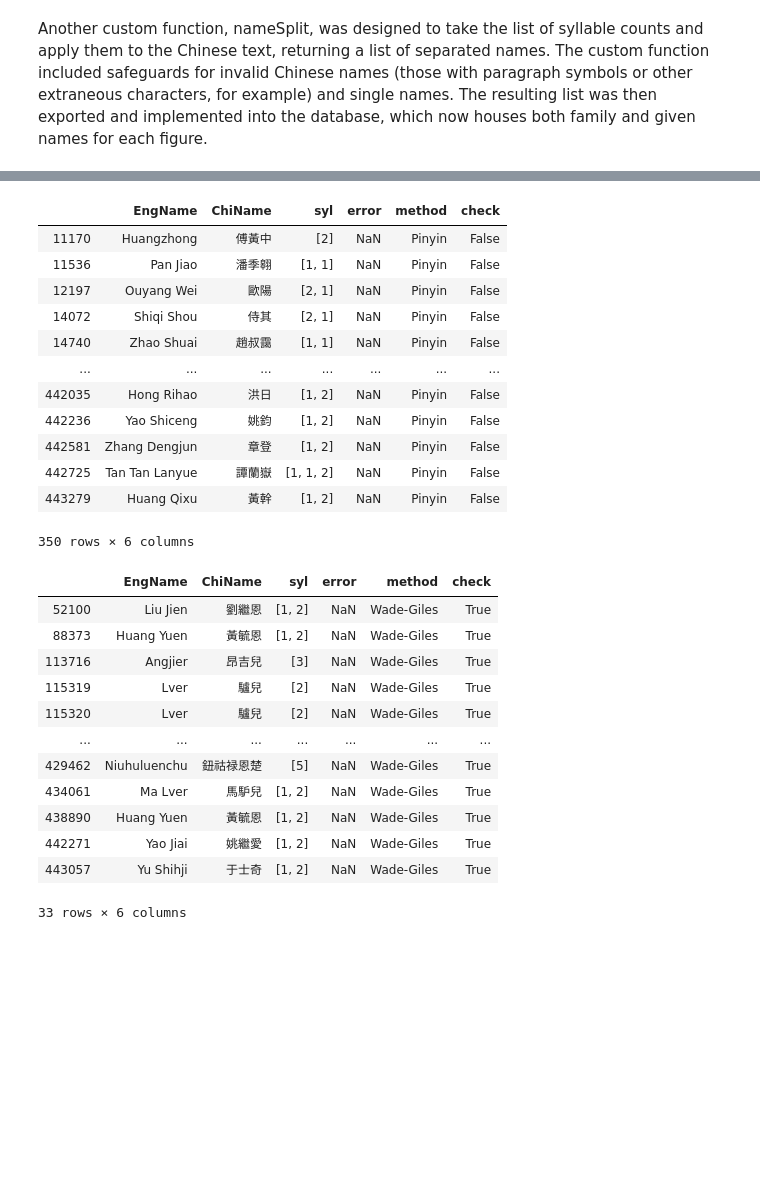
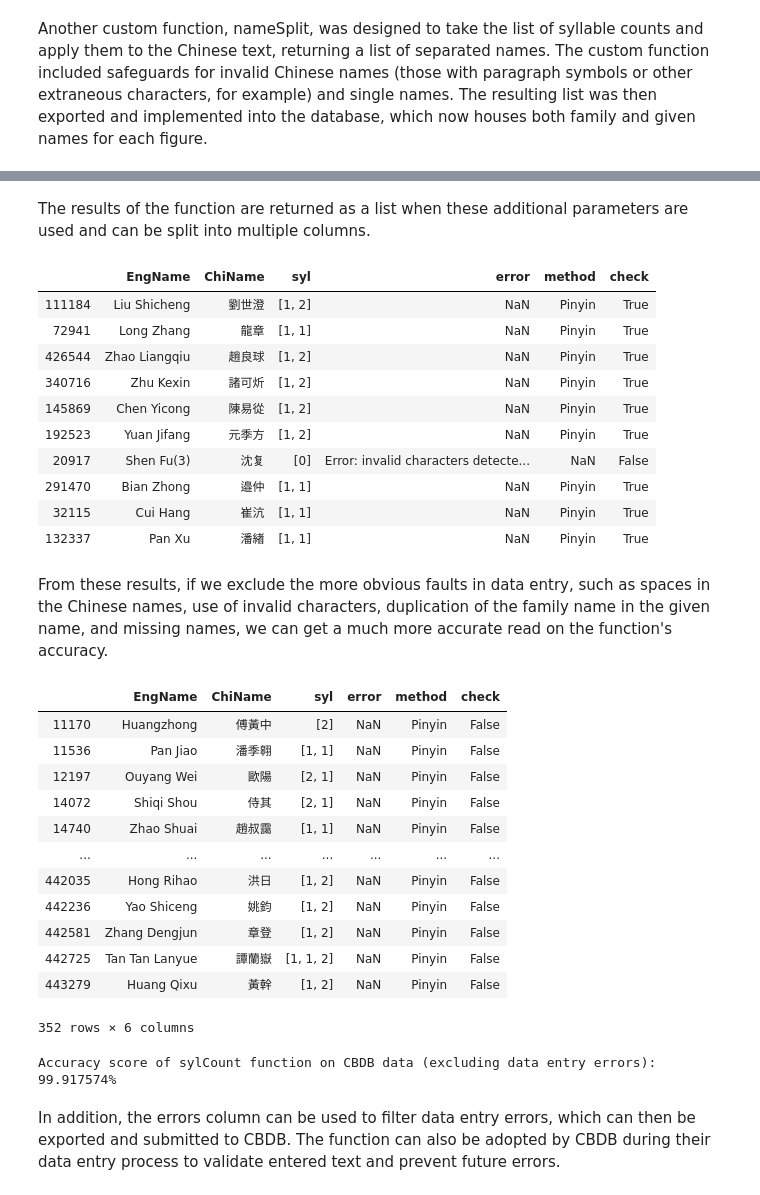
Before and after one commit to JHGFD82/ChineseSyllableCountGeneratorDraftNotes, a Jupyter notebook: Chinese Syllable Count Generator.ipynb, the cells around one changed output, grey strips where cells are left out. Drawn from its saved outputs; the diff is of its cells as text; code cells hidden in the pictures; blank space fills up the shorter version.

```diff
--- a/Chinese Syllable Count Generator.ipynb
+++ b/Chinese Syllable Count Generator.ipynb
@@ -702,22 +718,46 @@ names['result'] = names['EngName'].apply(sylCount, CBDB=True, errorReport=True,
+# %% [markdown]
+The results of the function are returned as a list when these additional parameters are used and can be split into multiple columns.
 # %%
 names[['syl','error','method']] = pd.DataFrame(names.result.values.tolist(),
                                                index=names.index)
 del names['result']
 
 def tryAdd(x):
     try:
         return sum(x)
     except:
         return
 
 
 names['check'] = names['ChiName'].str.len() == names['syl'].apply(tryAdd)
+
+names.sample(n=10)
+# %% [output]
+|  | EngName | ChiName | syl | error | method | check |
+| 111184 | Liu Shicheng | 劉世澄 | [1, 2] | NaN | Pinyin | True |
+| 72941 | Long Zhang | 龍章 | [1, 1] | NaN | Pinyin | True |
+| 426544 | Zhao Liangqiu | 趙良球 | [1, 2] | NaN | Pinyin | True |
+| 340716 | Zhu Kexin | 諸可炘 | [1, 2] | NaN | Pinyin | True |
+| 145869 | Chen Yicong | 陳易從 | [1, 2] | NaN | Pinyin | True |
+| 192523 | Yuan Jifang | 元季方 | [1, 2] | NaN | Pinyin | True |
+| 20917 | Shen Fu(3) | 沈复 | [0] | Error: invalid characters detecte... | NaN | False |
+| 291470 | Bian Zhong | 邉仲 | [1, 1] | NaN | Pinyin | True |
+| 32115 | Cui Hang | 崔沆 | [1, 1] | NaN | Pinyin | True |
+| 132337 | Pan Xu | 潘緖 | [1, 1] | NaN | Pinyin | True |
+# %% [markdown]
+From these results, if we exclude the more obvious faults in data entry, such as spaces in the Chinese names, use of invalid characters, duplication of the family name in the given name, and missing names, we can get a much more accurate read on the function's accuracy.
 # %%
-names[(~names.check) &
+errorCount = names[(~names.check) &
       (names.error.isnull()) &
       (~names.ChiName.str.contains('\（|\(|\[|||\?|【|[a-zA-Z]', regex=True)) &
       ~((names.EngName.str.contains(' ')) &
       (names.ChiName.str.len() < 2))]
+
+display(errorCount)
+
+print('Accuracy score of sylCount function on CBDB data (excluding data entry errors): ' +
+    str(round((-errorCount.ChiName.count() /
+               names.ChiName.count() + 1 ) * 100,6)) + '%')
 # %% [output]
 |  | EngName | ChiName | syl | error | method | check |
 | 11170 | Huangzhong | 傅黃中 | [2] | NaN | Pinyin | False |
@@ -731,20 +771,7 @@ names[(~names.check) &
 | 442581 | Zhang Dengjun | 章登 | [1, 2] | NaN | Pinyin | False |
 | 442725 | Tan Tan Lanyue | 譚蘭嶽 | [1, 1, 2] | NaN | Pinyin | False |
 | 443279 | Huang Qixu | 黃幹 | [1, 2] | NaN | Pinyin | False |
-350 rows × 6 columns
+352 rows × 6 columns
+Accuracy score of sylCount function on CBDB data (excluding data entry errors): 99.917574%
-# %%
-names[(names.method == 'Wade-Giles') & (names.error.isnull())]
-# %% [output]
-|  | EngName | ChiName | syl | error | method | check |
-| 52100 | Liu Jien | 劉繼恩 | [1, 2] | NaN | Wade-Giles | True |
-| 88373 | Huang Yuen | 黃毓恩 | [1, 2] | NaN | Wade-Giles | True |
-| 113716 | Angjier | 昂吉兒 | [3] | NaN | Wade-Giles | True |
-| 115319 | Lver | 驢兒 | [2] | NaN | Wade-Giles | True |
-| 115320 | Lver | 驢兒 | [2] | NaN | Wade-Giles | True |
-| ... | ... | ... | ... | ... | ... | ... |
-| 429462 | Niuhuluenchu | 鈕祜禄恩楚 | [5] | NaN | Wade-Giles | True |
-| 434061 | Ma Lver | 馬馿兒 | [1, 2] | NaN | Wade-Giles | True |
-| 438890 | Huang Yuen | 黃毓恩 | [1, 2] | NaN | Wade-Giles | True |
-| 442271 | Yao Jiai | 姚繼愛 | [1, 2] | NaN | Wade-Giles | True |
-| 443057 | Yu Shihji | 于士奇 | [1, 2] | NaN | Wade-Giles | True |
-33 rows × 6 columns
+# %% [markdown]
+In addition, the errors column can be used to filter data entry errors, which can then be exported and submitted to CBDB. The function can also be adopted by CBDB during their data entry process to validate entered text and prevent future errors.
```
Also changed, not shown: parts of 6 cells of this notebook.
